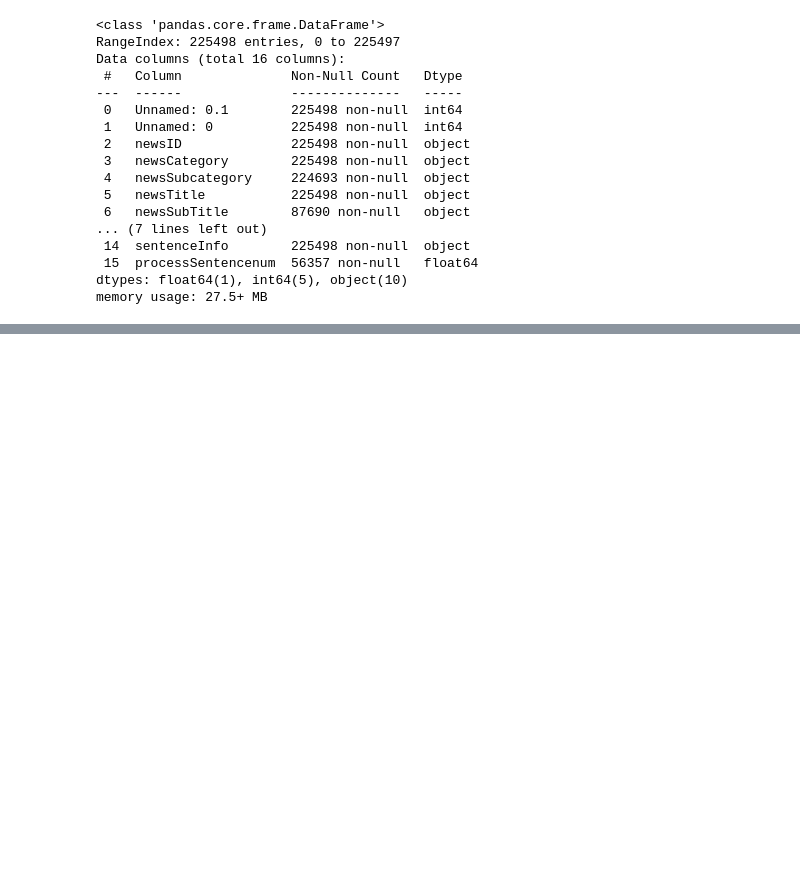
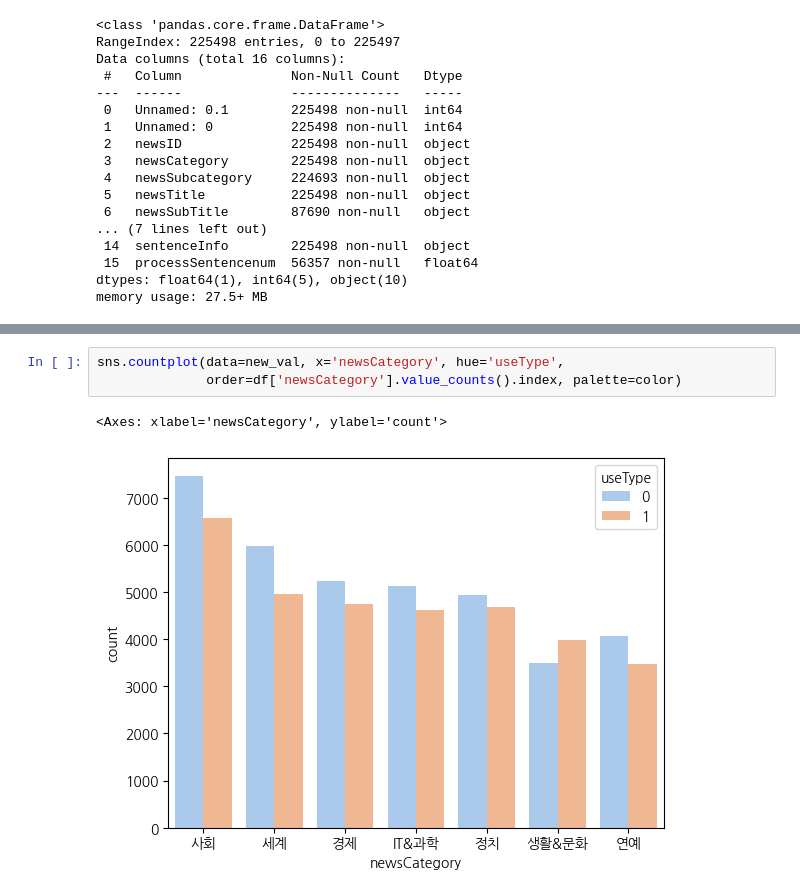
Before and after one commit to rriakang/Insightflow, a Jupyter notebook: preprocessing.ipynb, the cells around one changed output, grey strips where cells are left out. Saved outputs shown, nothing was run; the diff lists cells and outputs as text; blank space fills up the shorter version.

```diff
--- a/preprocessing.ipynb
+++ b/preprocessing.ipynb
@@ -331,0 +475,6 @@ train_data.describe(include='object')
+# %%
+sns.countplot(data=new_val, x='newsCategory', hue='useType',
+              order=df['newsCategory'].value_counts().index, palette=color)
+# %% [output]
+<Axes: xlabel='newsCategory', ylabel='count'>
+[figure, added]
```
Also changed, not shown: parts of 31 cells of this notebook.
